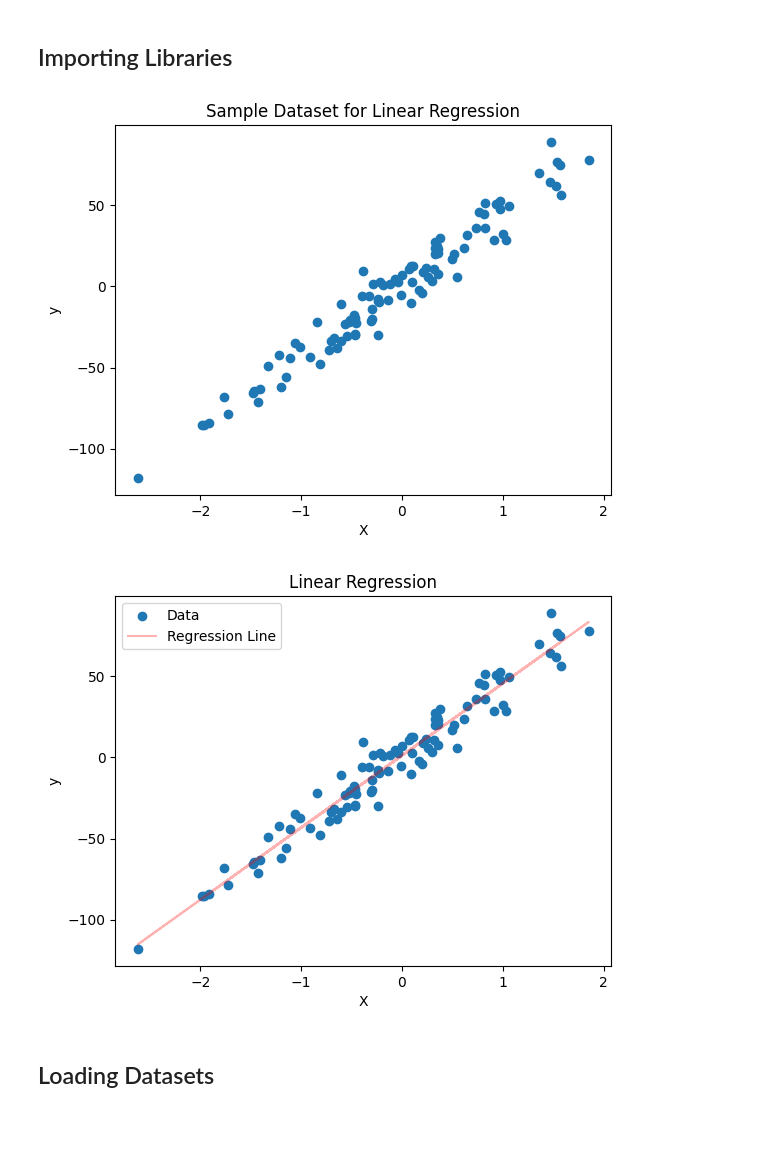
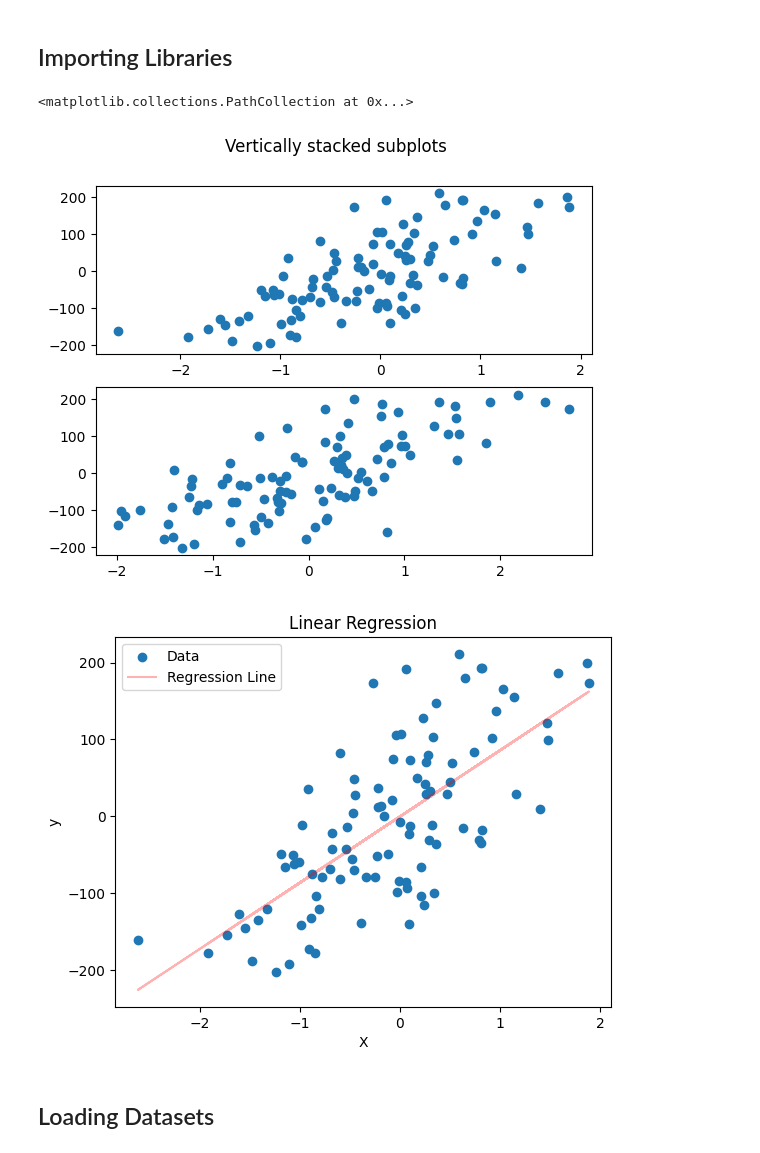
Before and after one commit to adimail/notebooks, a Jupyter notebook: regression.ipynb, the cells around one changed output. Saved outputs shown, nothing was run; the diff lists cells and outputs as text; code cells hidden in the pictures; blank space fills up the shorter version.

```diff
--- a/regression.ipynb
+++ b/regression.ipynb
@@ -16,15 +17,18 @@ from scipy.stats import ttest_ind, norm, zscore
 # %%
 import numpy as np
 import matplotlib.pyplot as plt
 from sklearn.datasets import make_regression
 from sklearn.linear_model import LinearRegression
 
-X, y = make_regression(n_samples=100, n_features=1, noise=10, random_state=42)
+data, target = make_regression(n_samples=100, n_features=2, noise=10, random_state=42)
 
-plt.scatter(X, y)
-plt.xlabel('X')
-plt.ylabel('y')
-plt.title('Sample Dataset for Linear Regression')
-plt.show()
+df = pd.DataFrame(data, columns=["Feature 1", "Feature 2"])
+df["target"] = target
+
+fig, axs = plt.subplots(2)
+fig.suptitle('Vertically stacked subplots')
+axs[0].scatter(df["Feature 1"], y)
+axs[1].scatter(df["Feature 2"], y)
 # %% [output]
+<matplotlib.collections.PathCollection at 0x...>
-[figure, old version]
+[figure, new version]
@@ -35,15 +41,15 @@ model.fit(X, y)
 m = model.coef_[0]
 b = model.intercept_
 # %%
-plt.scatter(X, y, label='Data')
-plt.plot(X, m*X + b, color='red', alpha=0.3, label='Regression Line')
+plt.scatter(df["Feature 1"], y, label='Data')
+plt.plot(df["Feature 1"], m*df["Feature 1"] + b, color='red', alpha=0.3, label='Regression Line')
 plt.xlabel('X')
 plt.ylabel('y')
 plt.title('Linear Regression')
 plt.legend()
 plt.show()
 # %% [output]
-[figure, old version]
+[figure, new version]
 # %% [markdown]
 ## Loading Datasets
 # %%
```
Also changed, not shown: parts of 4 cells of this notebook.
